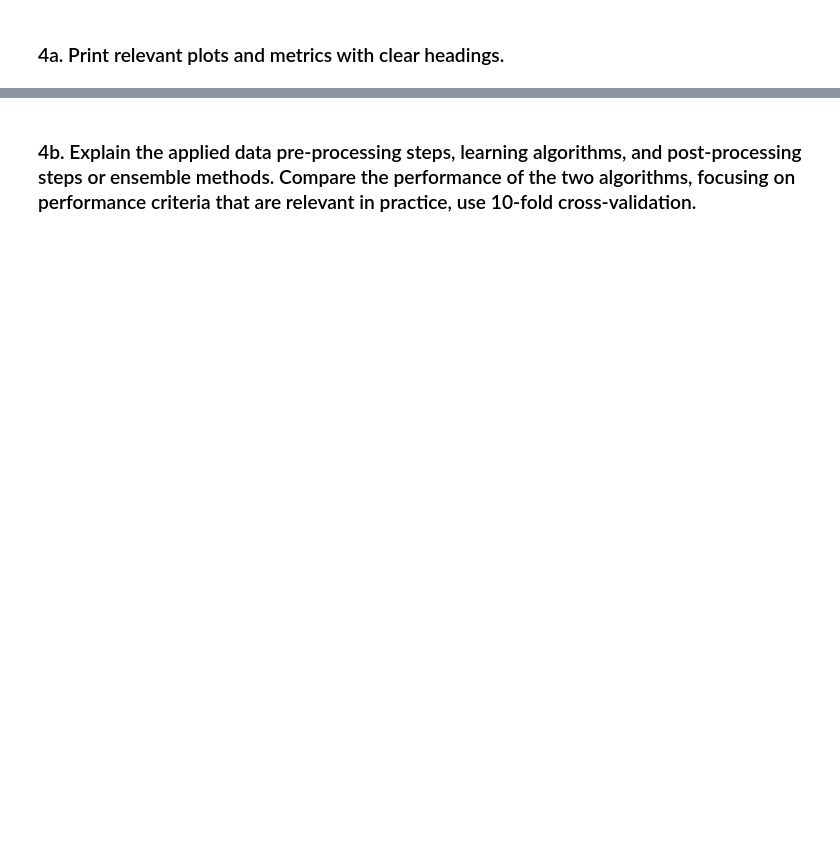
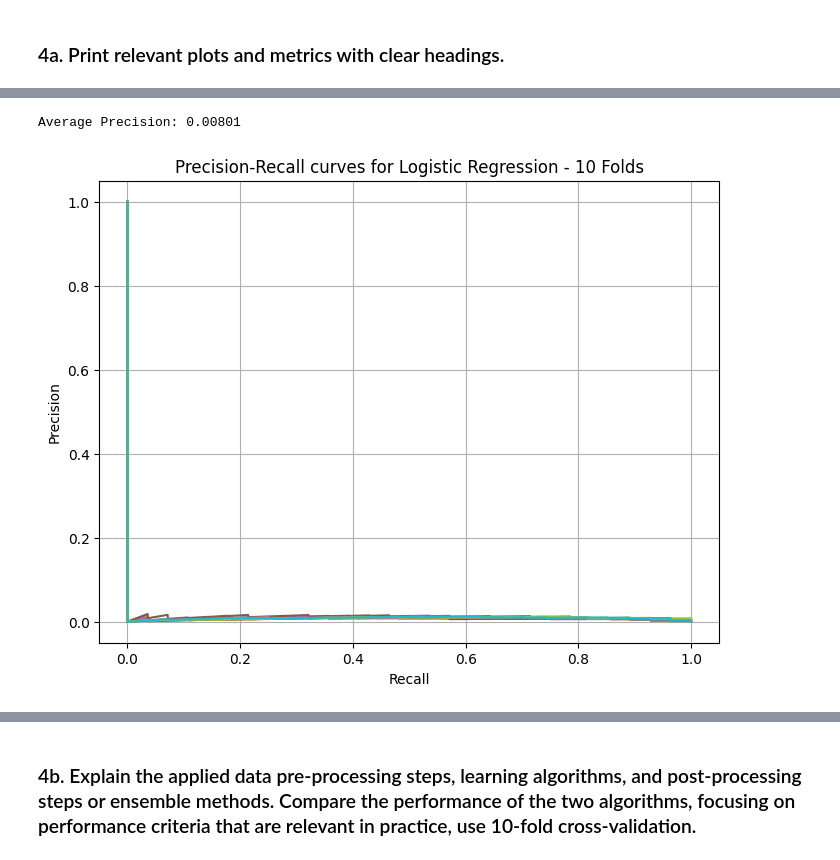
Before and after one commit to amar-mesic/cyber-data, a Jupyter notebook: lab-1/Lab1.ipynb, the cells around one changed output, grey strips where cells are left out. Saved outputs shown, nothing was run; the diff lists cells and outputs as text; code cells hidden in the pictures; blank space fills up the shorter version.

```diff
--- a/lab-1/lab1_colab.ipynb
+++ b/lab-1/Lab1.ipynb
@@ -499,0 +597,5 @@ Mean AUC: 0.45846
+# %%
+plot_precision_recall_curve(lr_probs, [y_test for _, y_test in test_folds], "Precision-Recall curves for Logistic Regression - 10 Folds")
+# %% [output]
+Average Precision: 0.00801
+[figure, added]
```
Also changed, not shown: parts of 38 cells of this notebook, 1 other file.
